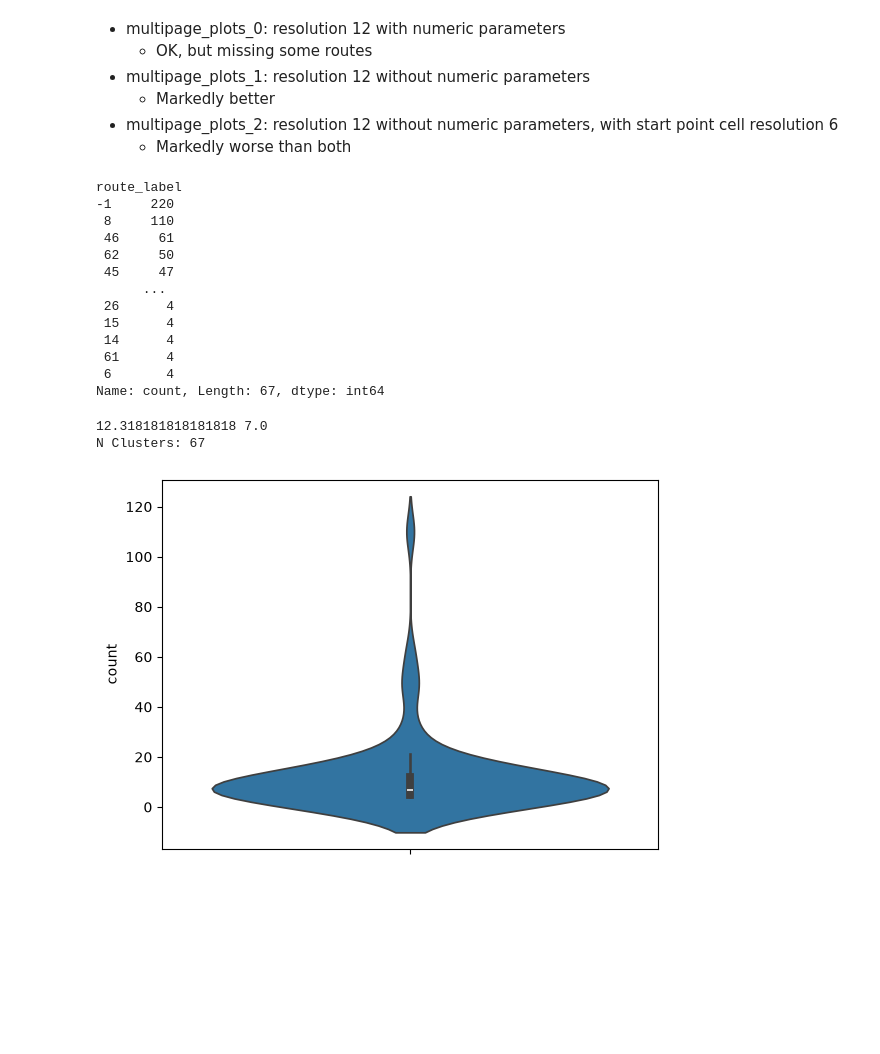
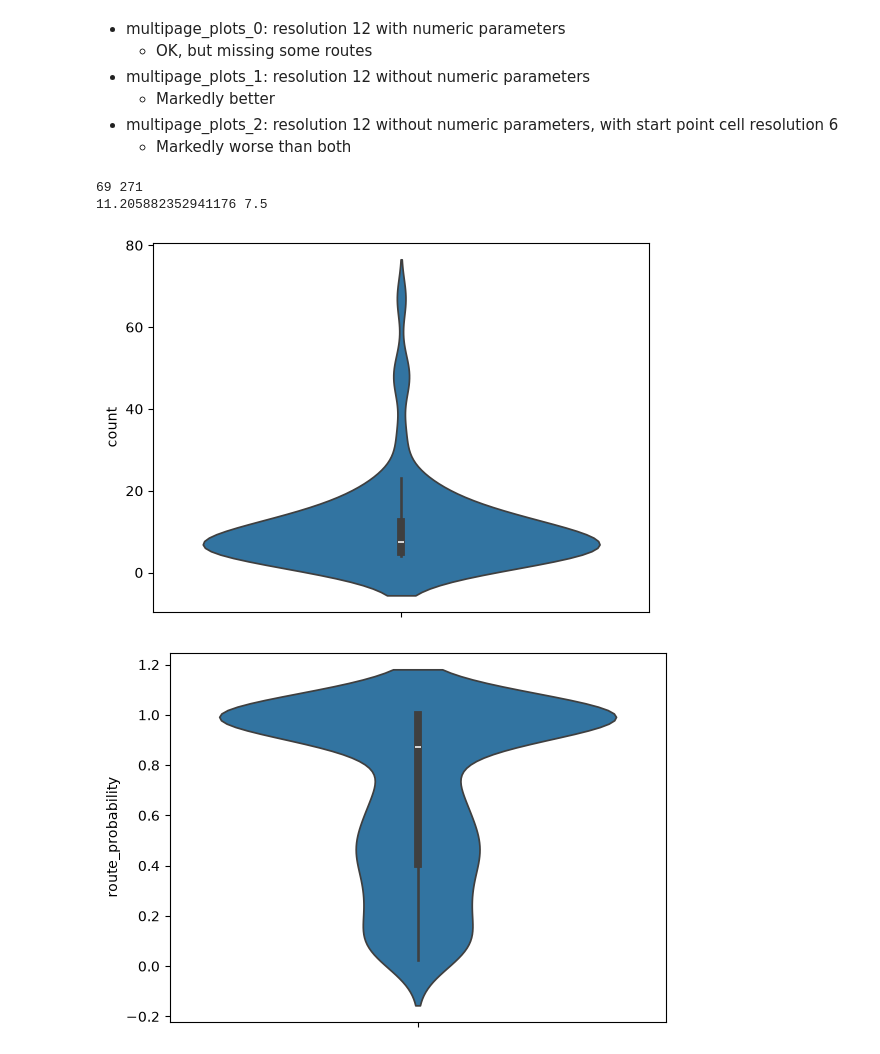
Before and after one commit to ryguy2k4/xc-routes, a Jupyter notebook: notebooks/route_clustering.ipynb, the cells around one changed output. Drawn from its saved outputs; the diff is of its cells as text; code cells hidden in the pictures; blank space fills up the shorter version.

Commit message:
route clustering progress; created first attempt at a canonical route dataset; experimented with calculating route similarity; made progress on the showcase document and converted it to .qmd.

```diff
--- a/notebooks/route_clustering.ipynb
+++ b/notebooks/route_clustering.ipynb
@@ -49,30 +49,17 @@ class PointCellTransformer(TransformerMixin, BaseEstimator):
 # %%
+cell_res = 11
+min_cluster_size = 4
+
 track_cells_pipeline = Pipeline(
     steps=[
-        ('h3', TrackCellTransformer(cell_res=12)),
+        ('h3', TrackCellTransformer(cell_res=cell_res)),
         ('vectorizor', TfidfVectorizer()),
     ]
 )
 
-# start_cell_pipeline = Pipeline(
-#     steps=[
-#         ('h3', PointCellTransformer(cell_res=7)),
-#         ('encoder', OneHotEncoder()),
-#         ('weight', FunctionTransformer((lambda x: 5*x))),
-#     ]
-# )
-
-# num_pipeline = Pipeline(
-#     steps=[
-#         ('scaler', StandardScaler())
-#     ]
-# )
-
 preprocessor = ColumnTransformer(
     transformers=[
         ('track_line_cells', track_cells_pipeline, ["track_line"]),
-        # ('start_point_cell', start_cell_pipeline, ["start_point"]),
-        # ("numeric", num_pipeline, ["total_distance (mi)", "total_elevation_change (m)"]),
     ],
     remainder='drop'
 )
@@ -80,7 +67,7 @@ preprocessor = ColumnTransformer(
 model = Pipeline(
     steps=[
         ('preprocessor', preprocessor),
-        ('estimator', HDBSCAN(metric='cosine', min_cluster_size=4)),
+        ('estimator', HDBSCAN(metric='cosine', min_cluster_size=min_cluster_size)),
     ]
 )
 # %%
@@ -110,30 +82,24 @@ df_tracks
     * Markedly better
 * multipage_plots_2: resolution 12 without numeric parameters, with start point cell resolution 6
     * Markedly worse than both
-# %%
-df_tracks['route_label'].value_counts()
-# %% [output]
-route_label
--1     220
- 8     110
- 46     61
- 62     50
- 45     47
-      ...
- 26      4
- 15      4
- 14      4
- 61      4
- 6       4
-Name: count, Length: 67, dtype: int64
+# %%
+num_groups = len(df_tracks['route_label'].value_counts())
+mean_group_size = df_tracks['route_label'].loc[df_tracks['route_label'] != -1].value_counts().mean()
+median_group_size = df_tracks['route_label'].loc[df_tracks['route_label'] != -1].value_counts().median()
+num_runs_without_group = len(df_tracks.loc[df_tracks['route_label'] == -1])
+print(num_groups, num_runs_without_group)
+print(mean_group_size, median_group_size)
+# %% [output]
+69 271
+11.205882352941176 7.5
 # %%
 sns.violinplot(df_tracks['route_label'].loc[df_tracks['route_label'] != -1].value_counts())
-print(df_tracks['route_label'].loc[df_tracks['route_label'] != -1].value_counts().mean(), df_tracks['route_label'].loc[df_tracks['route_label'] != -1].value_counts().median())
-print("N Clusters:",len(df_tracks['route_label'].value_counts()))
+plt.show()
+sns.violinplot(df_tracks['route_probability'].loc[df_tracks['route_label'] != -1])
+plt.show()
 # %% [output]
-12.318181818181818 7.0
-N Clusters: 67
-[figure, old version]
+[figure, new version]
+[figure, added]
 # %%
 with PdfPages('multipage_plots.pdf') as pdf:
 
```
Also changed, not shown: parts of 5 cells of this notebook, 38 other files.
